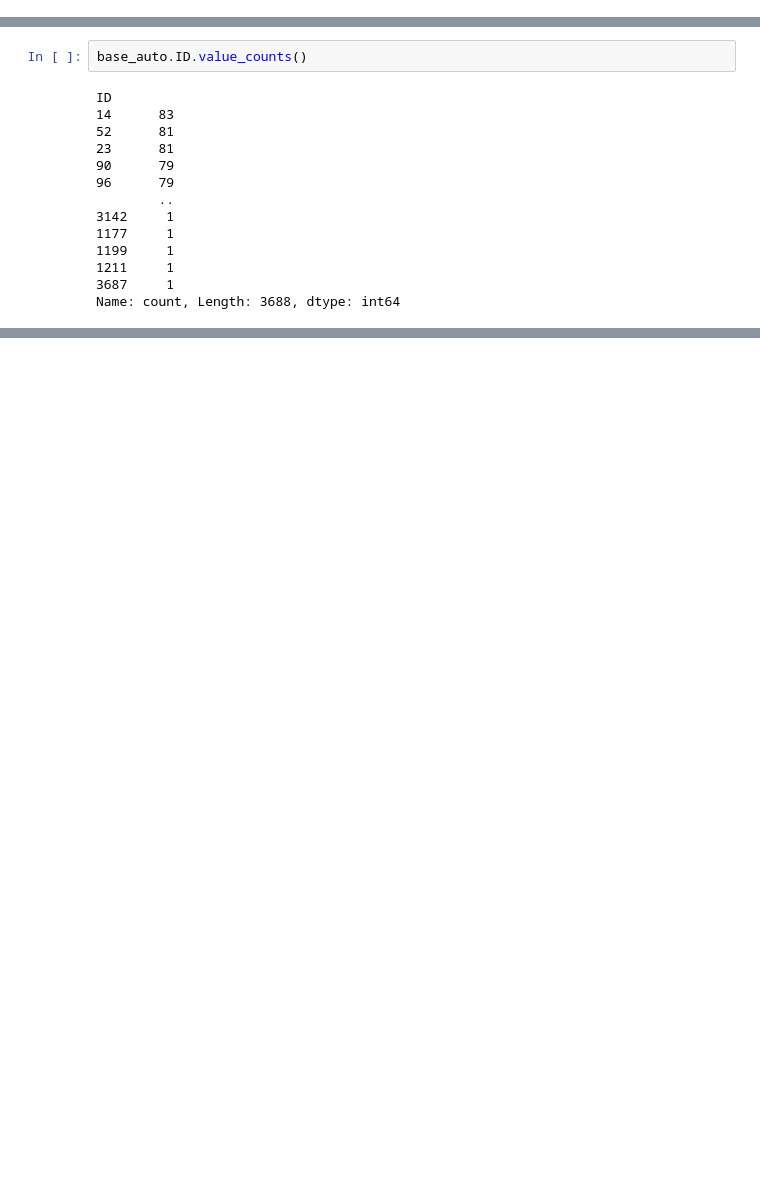
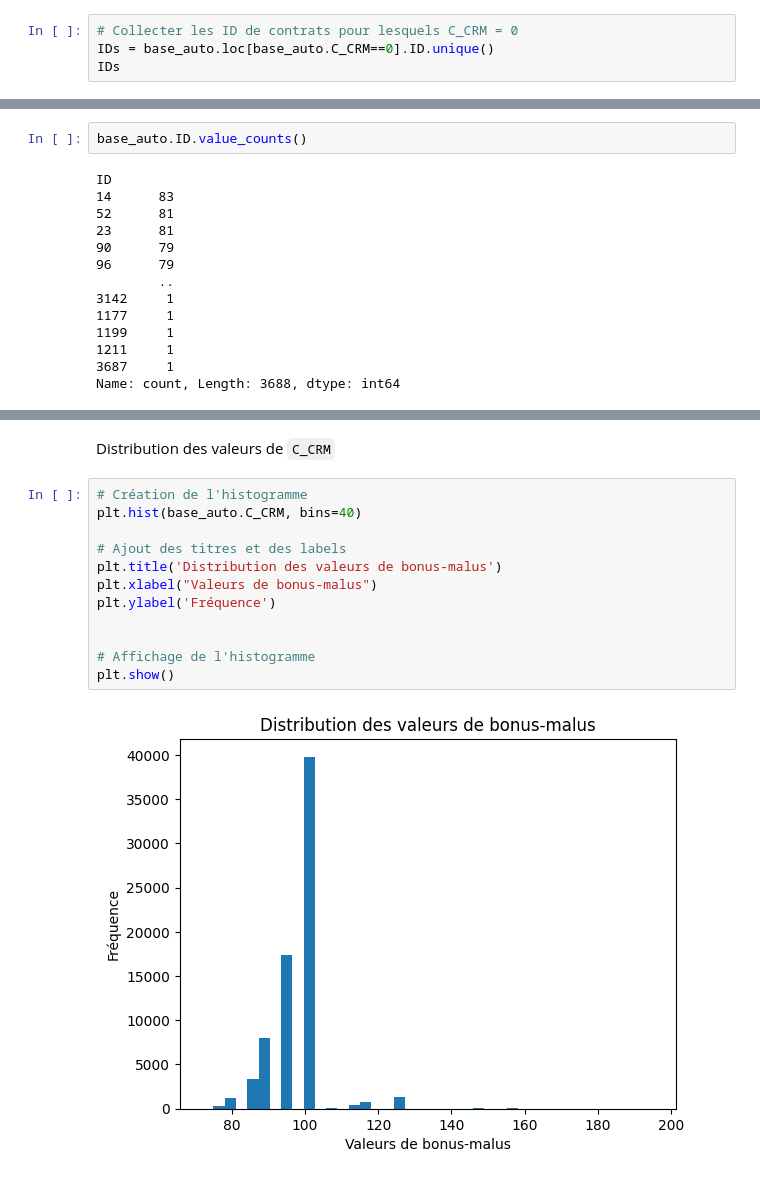
Before and after one commit to bkubeczka/actuariat, a Jupyter notebook: data_preparation.ipynb, the cells around one changed output, grey strips where cells are left out. Cells and saved outputs as stored; diff of their text form; blank space fills up the shorter version.

```diff
--- a/data_preparation.ipynb
+++ b/data_preparation.ipynb
@@ -123,0 +453,4 @@ dtype: int64
+# %%
+# Collecter les ID de contrats pour lesquels C_CRM = 0
+IDs = base_auto.loc[base_auto.C_CRM==0].ID.unique()
+IDs
@@ -149,0 +1147,16 @@ Name: count, dtype: int64
+# %% [markdown]
+Distribution des valeurs de `C_CRM`
+# %%
+# Création de l'histogramme
+plt.hist(base_auto.C_CRM, bins=40)
+
+# Ajout des titres et des labels
+plt.title('Distribution des valeurs de bonus-malus')
+plt.xlabel("Valeurs de bonus-malus")
+plt.ylabel('Fréquence')
+
+
+# Affichage de l'histogramme
+plt.show()
+# %% [output]
+[figure, added]
```
Also changed, not shown: parts of 240 cells of this notebook, 2 other files.
